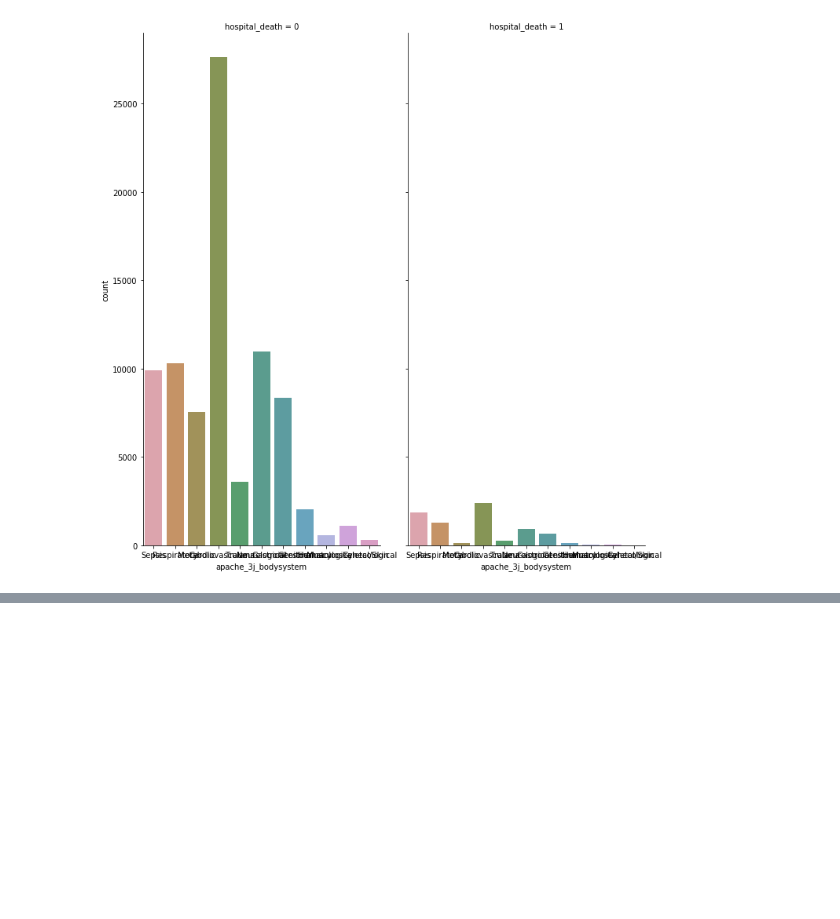
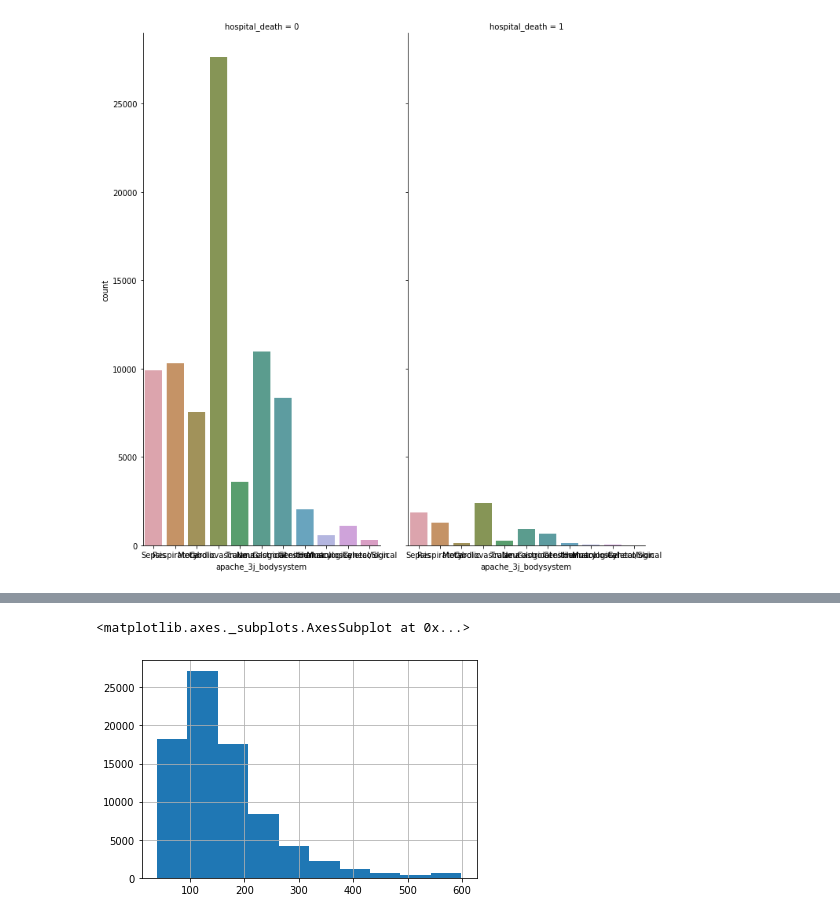
Before and after one commit to vivianah/wids-predict-patient-survival, a Jupyter notebook: notebooks/200206-vh-initial-eda.ipynb, the cells around one changed output, grey strips where cells are left out. Saved outputs shown, nothing was run; the diff lists cells and outputs as text; code cells hidden in the pictures; blank space fills up the shorter version.

```diff
--- a/notebooks/200206-vh-initial-eda.ipynb
+++ b/notebooks/200206-vh-initial-eda.ipynb
@@ -241,0 +487,2 @@ pt_df_ap.corr()['hospital_death'].
+# %%
+pt_df['bilirubin_risk'] = pd.cut(pt_df['bilirubin_apache'], bins = [0,.6,np.inf], labels = [0,1])
@@ -241,0 +571,5 @@ pt_df_ap.corr()['hospital_death'].
+# %%
+pt_df['glucose_apache'].hist()
+# %% [output]
+<matplotlib.axes._subplots.AxesSubplot at 0x...>
+[figure, added]
```
Also changed, not shown: parts of 67 cells of this notebook, 1 other file.
